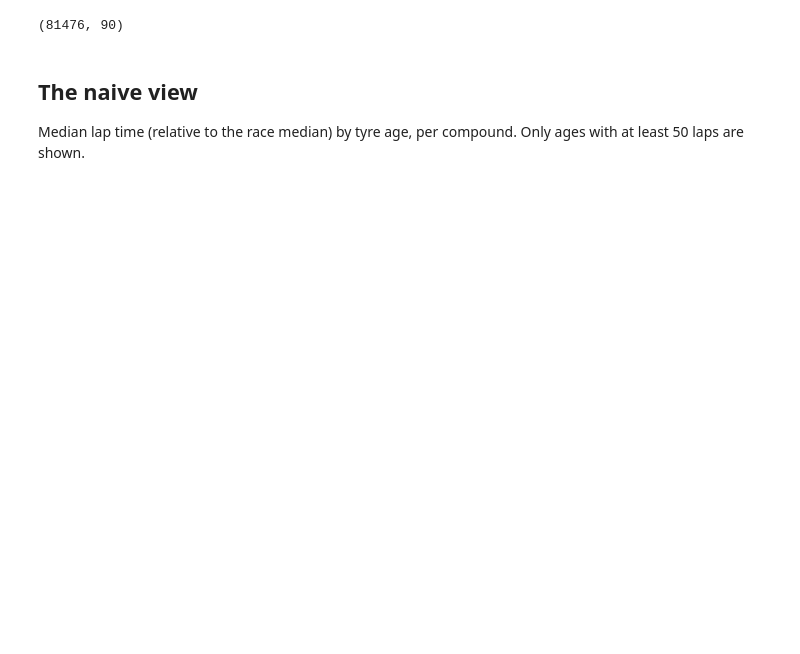
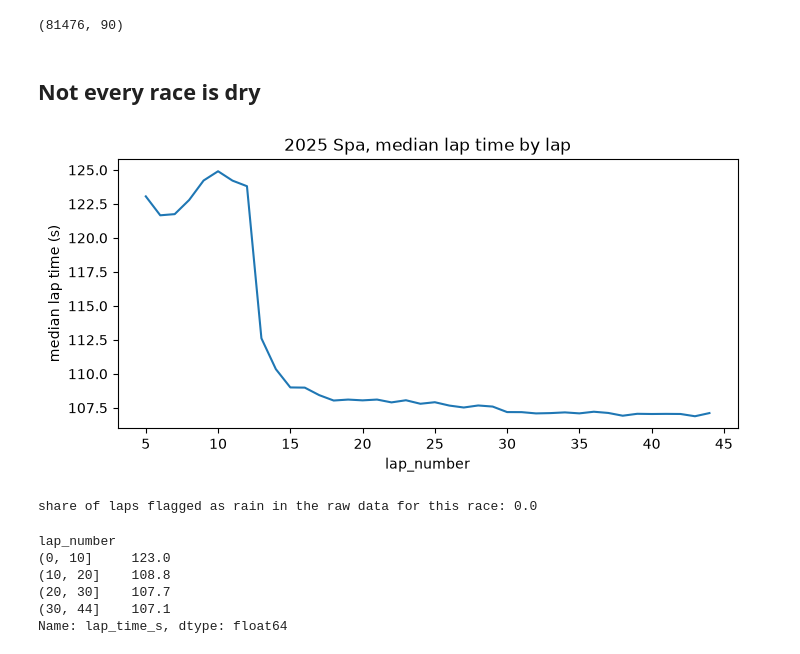
Before and after one commit to Thinkerious/F1LapDataAnalysis, a Jupyter notebook: notebooks/02_tyre_and_fuel.ipynb, the cells around one changed output. Saved outputs shown, nothing was run; the diff lists cells and outputs as text; code cells hidden in the pictures; blank space fills up the shorter version.

```diff
--- a/notebooks/02_tyre_and_fuel.ipynb
+++ b/notebooks/02_tyre_and_fuel.ipynb
@@ -17,6 +17,23 @@ len(c), c["race"].nunique()
 # %% [output]
 (81476, 90)
-# %% [markdown]
-## The naive view
-
-Median lap time (relative to the race median) by tyre age, per compound. Only ages with at least 50 laps are shown.
+# %% [markdown]
+## Not every race is dry
+# %%
+spa = clean_all[clean_all["race"] == "2025-13"]
+flag = raw[(raw["season"] == 2025) & (raw["round"] == 13)]["rainfall"].mean()
+fig, ax = plt.subplots(figsize=(8, 3.5))
+spa.groupby("lap_number")["lap_time_s"].median().plot(ax=ax)
+ax.set_ylabel("median lap time (s)")
+ax.set_title("2025 Spa, median lap time by lap")
+plt.show()
+print("share of laps flagged as rain in the raw data for this race:", flag)
+spa.groupby(pd.cut(spa["lap_number"], [0, 10, 20, 30, 44]), observed=True)["lap_time_s"].median().round(1)
+# %% [output]
+[figure, added]
+share of laps flagged as rain in the raw data for this race: 0.0
+lap_number
+(0, 10]     123.0
+(10, 20]    108.8
+(20, 30]    107.7
+(30, 44]    107.1
+Name: lap_time_s, dtype: float64
```
Also changed, not shown: parts of 30 cells of this notebook.
